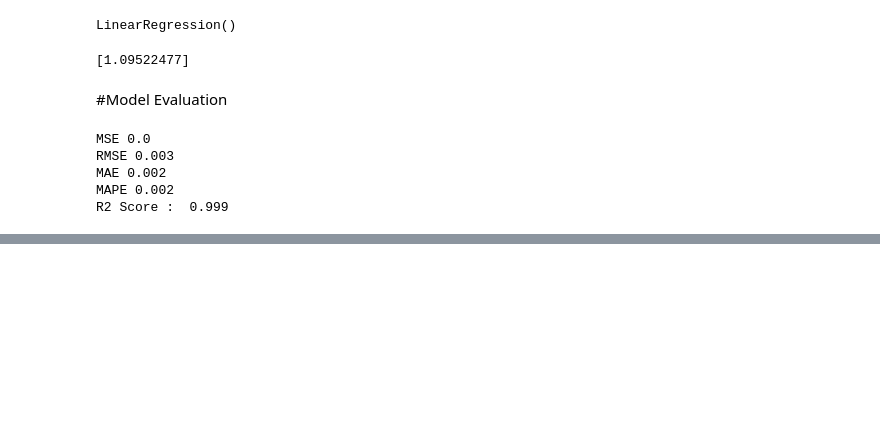
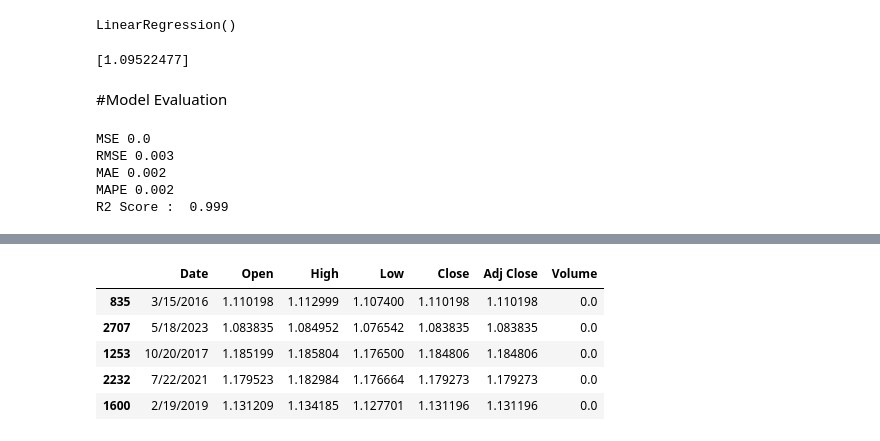
Before and after one commit to iMan0405/Portfolio_DT_vs_AI, a Jupyter notebook: stock_market_price_prediction.ipynb, the cells around one changed output, grey strips where cells are left out. Drawn from its saved outputs; the diff is of its cells as text; code cells hidden in the pictures; blank space fills up the shorter version.

```diff
--- a/stock_market_price_prediction.ipynb
+++ b/stock_market_price_prediction.ipynb
@@ -147,0 +189,2 @@ R2 Score :  0.999
+# %%
+train, test = train_test_split(df, test_size = 0.2)
@@ -147,0 +193,9 @@ R2 Score :  0.999
+# %%
+train.head()
+# %% [output]
+|  | Date | Open | High | Low | Close | Adj Close | Volume |
+| 835 | 3/15/2016 | 1.110198 | 1.112999 | 1.107400 | 1.110198 | 1.110198 | 0.0 |
+| 2707 | 5/18/2023 | 1.083835 | 1.084952 | 1.076542 | 1.083835 | 1.083835 | 0.0 |
+| 1253 | 10/20/2017 | 1.185199 | 1.185804 | 1.176500 | 1.184806 | 1.184806 | 0.0 |
+| 2232 | 7/22/2021 | 1.179523 | 1.182984 | 1.176664 | 1.179273 | 1.179273 | 0.0 |
+| 1600 | 2/19/2019 | 1.131209 | 1.134185 | 1.127701 | 1.131196 | 1.131196 | 0.0 |
```
Also changed, not shown: parts of 13 cells of this notebook.
